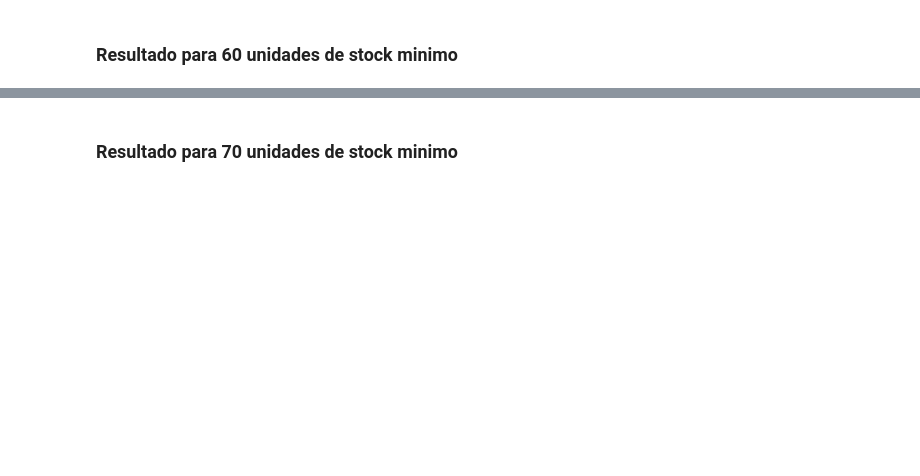
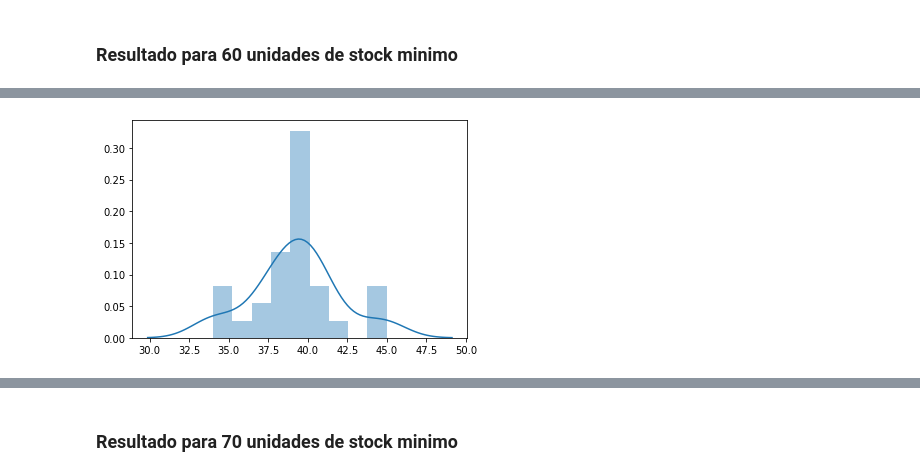
Before and after one commit to Anele13/MySRepo, a Jupyter notebook: TP6/MYS-TP6.ipynb, the cells around one changed output, grey strips where cells are left out. Cells and saved outputs as stored; diff of their text form; code cells hidden in the pictures; blank space fills up the shorter version.

```diff
--- a/TP6/MYS-TP6.ipynb
+++ b/TP6/MYS-TP6.ipynb
@@ -81,0 +95,4 @@ El intervalo de confianza del 99% para los valores de turnos es: (37.78, 40.35)
+# %%
+grafico = sb.distplot(turnos_adicionales)
+# %% [output]
+[figure, added]
```
Also changed, not shown: parts of 53 cells of this notebook, 1 other file.
